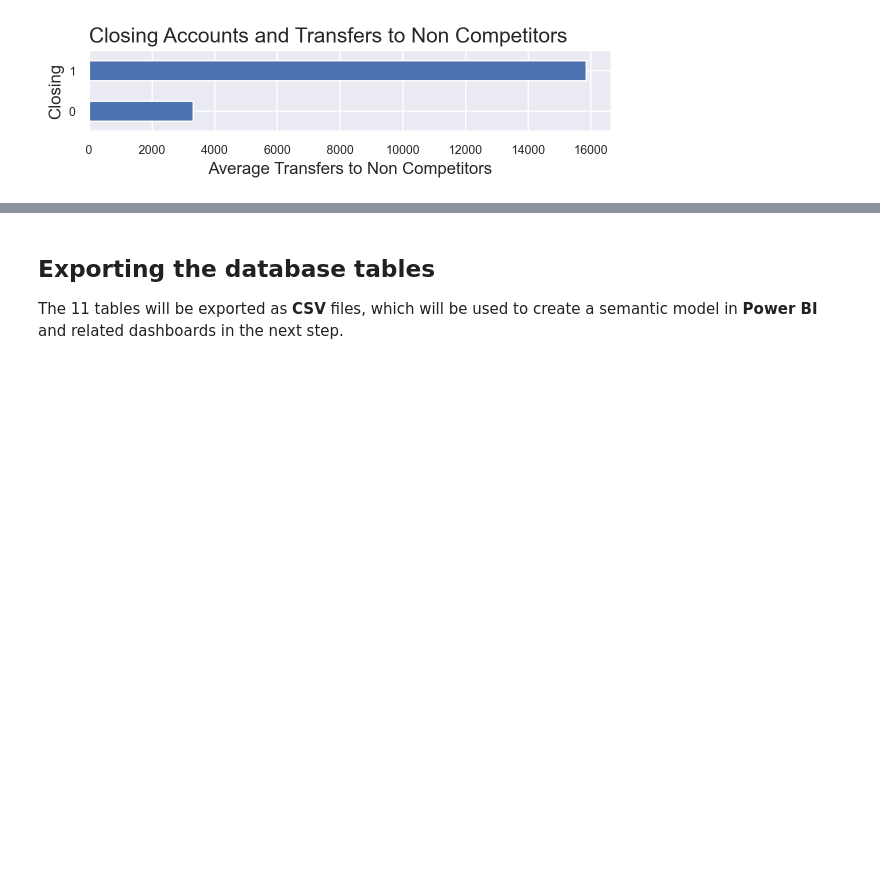
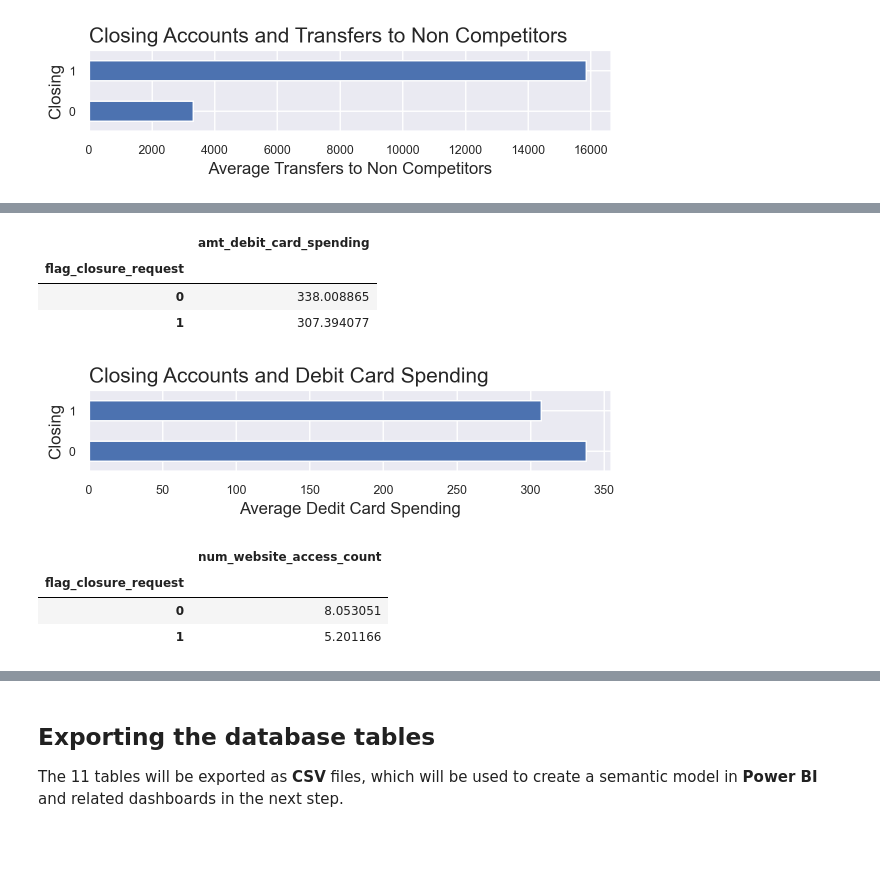
Before and after one commit to fedfioravanti/Bank-Churn-Prediction, a Jupyter notebook: notebooks/Bank-Churn-01-Intro-EDA.ipynb, the cells around one changed output, grey strips where cells are left out. Saved outputs shown, nothing was run; the diff lists cells and outputs as text; code cells hidden in the pictures; blank space fills up the shorter version.

```diff
--- a/notebooks/Bank-Churn-01-Intro-EDA.ipynb
+++ b/notebooks/Bank-Churn-01-Intro-EDA.ipynb
@@ -741,0 +784,30 @@ plt.show()
+# %%
+# display the average debit card spending for remaining and closing accounts
+debit_card_spe = df.groupby('flag_closure_request')[['amt_debit_card_spending']].mean()
+debit_card_spe
+# %% [output]
+|  | amt_debit_card_spending |
+| flag_closure_request |  |
+| 0 | 338.008865 |
+| 1 | 307.394077 |
+# %%
+# create a horizontal bar plot showing the average debit card spending value for remaining and closing accounts
+debit_card_spe.plot(kind='barh', rot=0, figsize=(6,1))
+plt.title('Closing Accounts and Debit Card Spending', loc='left', fontsize = 15)
+plt.ylabel('Closing', fontsize = 12)
+plt.xlabel('Average Dedit Card Spending', fontsize = 12)
+
+plt.legend('', frameon=False)
+
+plt.show()
+# %% [output]
+[figure, added]
+# %%
+# display the average website access count for remaining and closing accounts
+website_access = df.groupby('flag_closure_request')[['num_website_access_count']].mean()
+website_access
+# %% [output]
+|  | num_website_access_count |
+| flag_closure_request |  |
+| 0 | 8.053051 |
+| 1 | 5.201166 |
```
Also changed, not shown: parts of 12 cells of this notebook.
